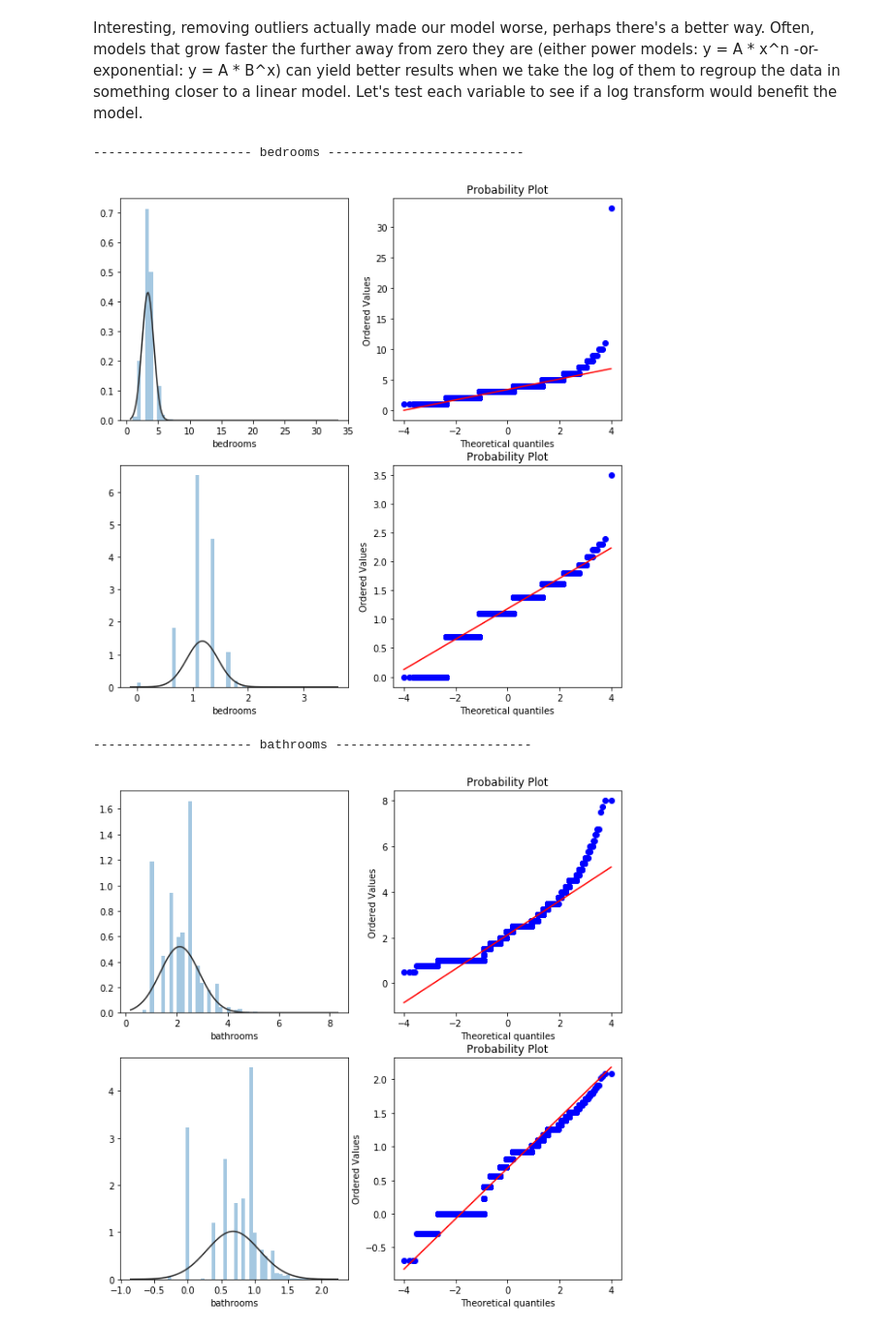
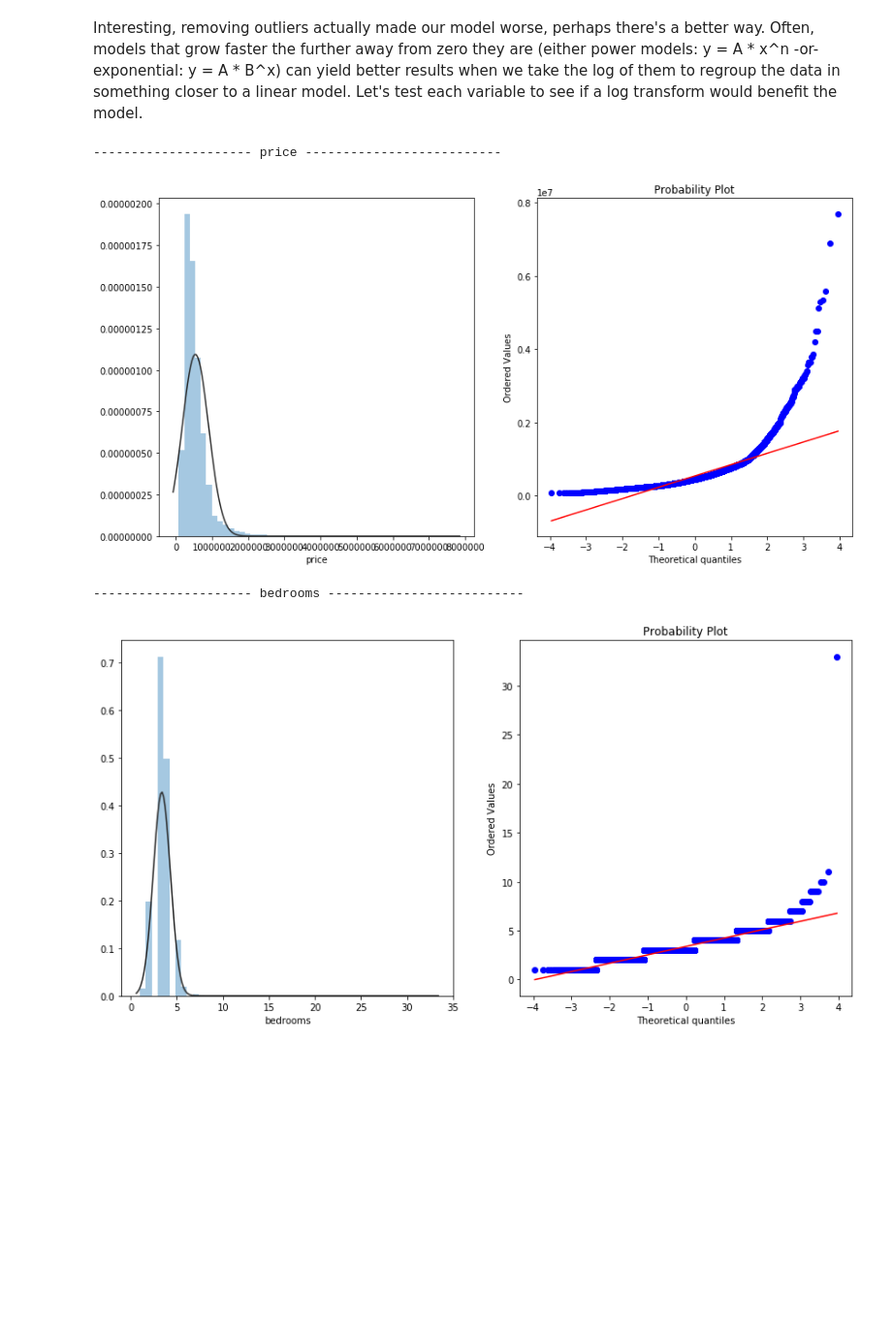
Before and after one commit to nkacoroski/dsc-1-final-project, a Jupyter notebook: kaspar.ipynb, the cells around one changed output. Shown at 97% size. Cells and saved outputs as stored; diff of their text form; code cells hidden in the pictures; blank space fills up the shorter version.

```diff
--- a/kaspar.ipynb
+++ b/kaspar.ipynb
@@ -467,0 +534,4 @@ list(df.columns)
+# %%
+df = df.drop(['zipcode', 'month'], axis=1)
+# %%
+numeric_df = df
@@ -467,0 +546,2 @@ list(df.columns)
+# %%
+df = pd.concat([df, z_dummies, m_dummies], axis=1)
@@ -507,6 +594,5 @@ MAE with 5 folds:125149.89560294038
 # %%
-numeric_df = variable_df.copy()
 numeric_df['price'] = df['price']
-no_outliers = numeric_df[(np.abs(zscore(numeric_df.loc[:, variable_df.columns])) < 3).all(axis=1)]
+no_outliers = df[(np.abs(zscore(numeric_df.loc[:, numeric_df.columns])) < 3).all(axis=1)]
 no_outliers.shape
 # %% [output]
@@ -522,26 +610,19 @@ Interesting, removing outliers actually made our model worse, perhaps there's a
 # %%
 to_log_or_not_to_log = numeric_df
 
 def log_test(df):
     for col in df.columns:
-        try:
-            print('---------------------',col,'--------------------------')
-            plt.figure(figsize=(10,10))
-            plt.subplot(2,2,1)
-            sns.distplot(df[col], fit=norm, kde=False)
-            plt.subplot(2,2,2)
-            stats.probplot(df[col], plot=plt)
-            plt.subplot(2,2,3)
-            sns.distplot(np.log(df[col]), fit=norm, kde=False)
-            plt.subplot(2,2,4)
-            stats.probplot(np.log(df[col]), plot=plt)
-            plt.show()
-        except Exception as e:
-            print(e)
+        print('---------------------',col,'--------------------------')
+        plt.figure(figsize=(14,7))
+        plt.subplot(1,2,1)
+        sns.distplot(df[col], fit=norm, kde=False)
+        plt.subplot(1,2,2)
+        stats.probplot(df[col], plot=plt)
+        plt.show()
 
 log_test(to_log_or_not_to_log)
 # %% [output]
---------------------- bedrooms --------------------------
+--------------------- price --------------------------
-[figure, old version]
+[figure, new version]
---------------------- bathrooms --------------------------
+--------------------- bedrooms --------------------------
-[figure, old version]
+[figure, new version]
```
Also changed, not shown: parts of 66 cells of this notebook.
